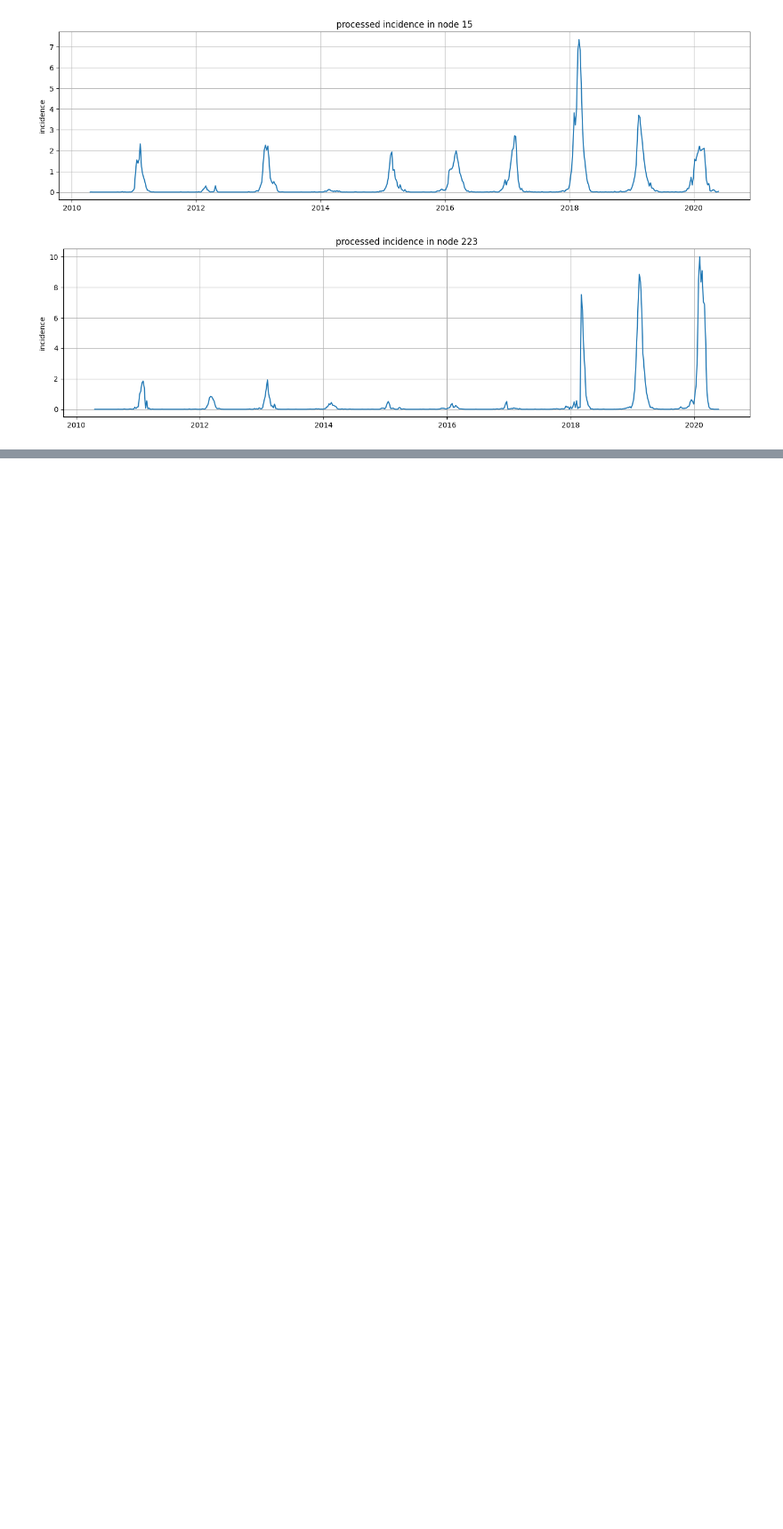
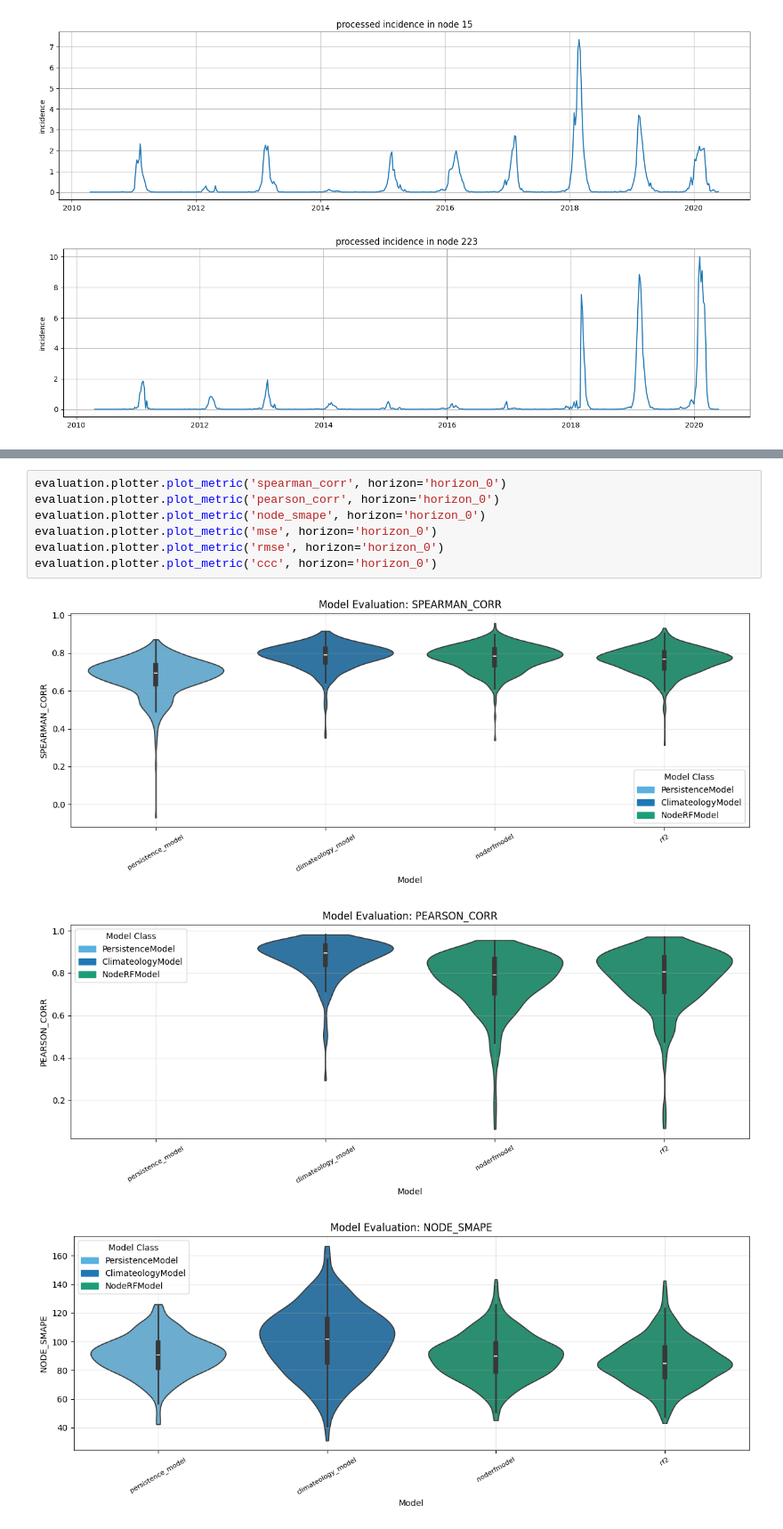
Before and after one commit to stends2001/infectious_disease_gnn, a Jupyter notebook: src/notebooks/2. Baseline.ipynb, the cells around one changed output, grey strips where cells are left out. Shown at 89% size. Cells and saved outputs as stored; diff of their text form; blank space fills up the shorter version.

```diff
--- a/src/notebooks/2. Baseline.ipynb
+++ b/src/notebooks/2. Baseline.ipynb
@@ -85,0 +95,11 @@ evaluation.plotter.plot_metric('ccc', horizon='horizon_0')
+# %%
+evaluation.plotter.plot_metric('spearman_corr', horizon='horizon_0')
+evaluation.plotter.plot_metric('pearson_corr', horizon='horizon_0')
+evaluation.plotter.plot_metric('node_smape', horizon='horizon_0')
+evaluation.plotter.plot_metric('mse', horizon='horizon_0')
+evaluation.plotter.plot_metric('rmse', horizon='horizon_0')
+evaluation.plotter.plot_metric('ccc', horizon='horizon_0')
+# %% [output]
+[figure, added]
+[figure, added]
+[figure, added]
```
Also changed, not shown: parts of 5 cells of this notebook, 15 other files.
